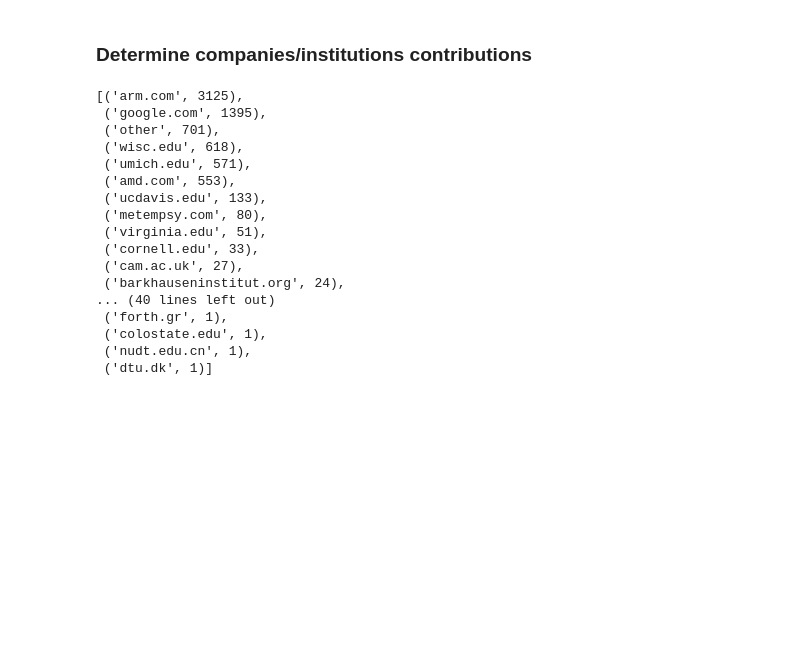
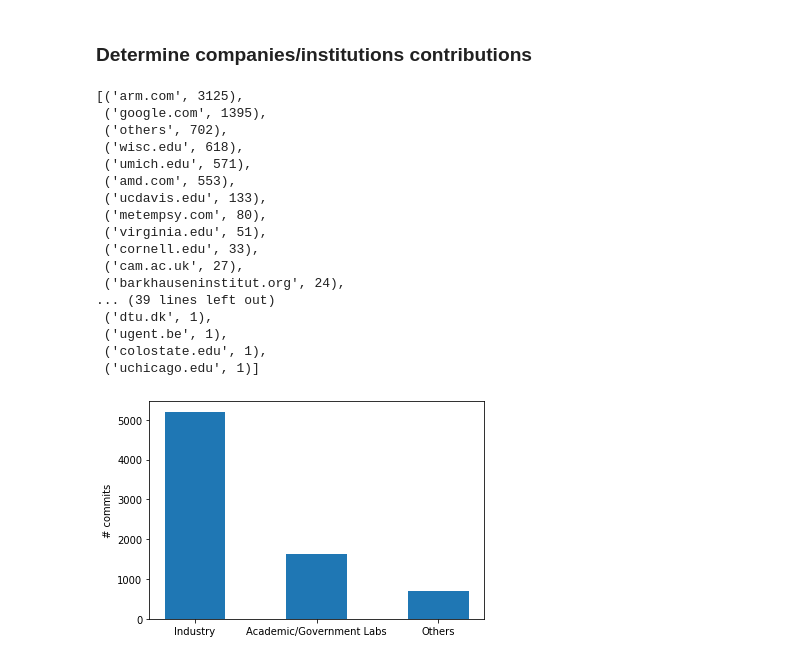
Before and after one commit to darchr/gem5-20-paper, a Jupyter notebook: graphs.ipynb, the cells around one changed output. Cells and saved outputs as stored; diff of their text form; code cells hidden in the pictures; blank space fills up the shorter version.

```diff
--- a/graphs.ipynb
+++ b/graphs.ipynb
@@ -172,45 +212,27 @@ known_domains = { # Please add if I missed a non-personal domain
     "colostate.edu",
     "harvard.edu",
     "riken.jp",
-    "nudt.edu.cn",
-    "jiegec.ac.cn"
+    "nudt.edu.cn"
 }
 
-def get_email_address_domain(email_address):
-    email_address = email_address.replace(",", ".")
-    email_address = email_address.lower()
-    email_address = email_address.split('@')
-    if len(email_address) < 2:
-        return ""
-    subdomain = email_address[1].split('.')
-    if len(subdomain) < 2:
-        return subdomain[0]
-    if len(subdomain) >= 3:
-        if subdomain[-2] == "ac" or subdomain[-2] == "edu" or subdomain[-2] == "org": # .ac.uk, .ac.cn
-            return '.'.join(subdomain[-3:])
-    domain = '.'.join(subdomain[-2:])
-    return domain
+authors_file = os.path.join(os.getcwd(), "../gem5/authors")
+commit_list = get_commit_list(authors_file)
 
 commits = {domain: 0 for domain in known_domains}
-commits["other"] = 0
-with open(os.path.join(os.getcwd(), "../gem5/authors"), 'r') as f:
-    for line in f:
-        line = line.strip().split("\t")
-        n_commits = int(line[0])
-        line = line[1].split(" ")
-        email_address = line[-1][1:-1]
-        domain = get_email_address_domain(email_address)
-        if domain in known_domains:
-            commits[domain] += n_commits
-        else:
-            commits["other"] += n_commits
+commits["others"] = 0
+for n_commits, email_address in commit_list:
+    domain = get_email_address_domain(email_address)
+    if domain in known_domains:
+        commits[domain] += n_commits
+    else:
+        commits["others"] += n_commits
 sorted_commits = sorted(commits.items(), key=operator.itemgetter(1), reverse = True)
 from pprint import pprint
 pprint(sorted_commits)
 # %% [output]
 [('arm.com', 3125),
  ('google.com', 1395),
- ('other', 701),
+ ('others', 702),
  ('wisc.edu', 618),
  ('umich.edu', 571),
  ('amd.com', 553),
@@ -220,8 +242,8 @@ pprint(sorted_commits)
  ('cornell.edu', 33),
  ('cam.ac.uk', 27),
  ('barkhauseninstitut.org', 24),
-... (40 lines left out)
- ('forth.gr', 1),
+... (39 lines left out)
+ ('dtu.dk', 1),
+ ('ugent.be', 1),
  ('colostate.edu', 1),
- ('nudt.edu.cn', 1),
- ('dtu.dk', 1)]
+ ('uchicago.edu', 1)]
@@ -227,0 +310,18 @@ pprint(sorted_commits)
+# %%
+cat_x = ["Industry", "Academic/Government Labs", "Others"]
+reversed_mapping = {}
+for domain in industry_domains:
+    reversed_mapping[domain] = cat_x[0]
+for domain in institution_domains:
+    reversed_mapping[domain] = cat_x[1]
+count_maps = count_commits_from_domain_maps(commit_list, reversed_mapping)
+cat_y = [count_maps[x] for x in cat_x]
+# plotting
+fig, ax = plt.subplots()
+x = np.arange(len(cat_x)) * 2.0
+plt.bar(x, cat_y, width=1.0)
+plt.xticks(x, cat_x)
+plt.ylabel('# commits')
+plt.show()
+# %% [output]
+[figure, added]
```
Also changed, not shown: parts of 5 cells of this notebook.
